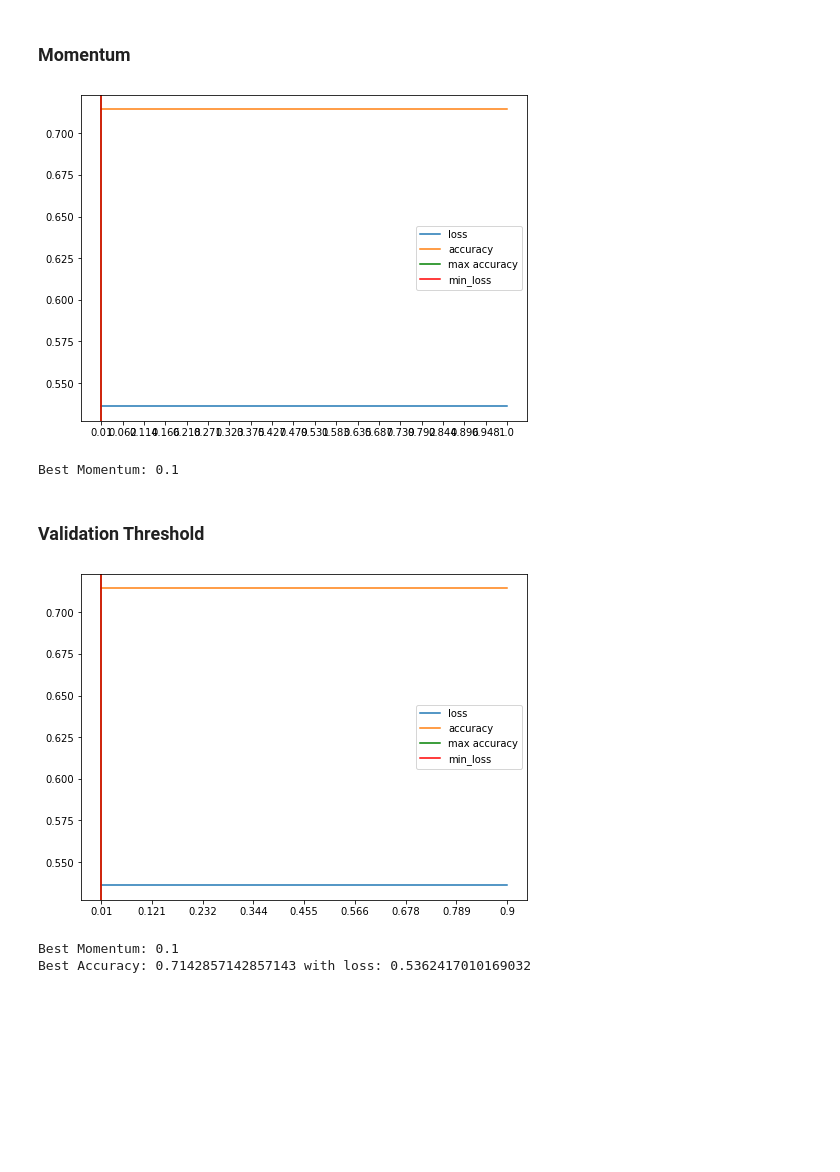
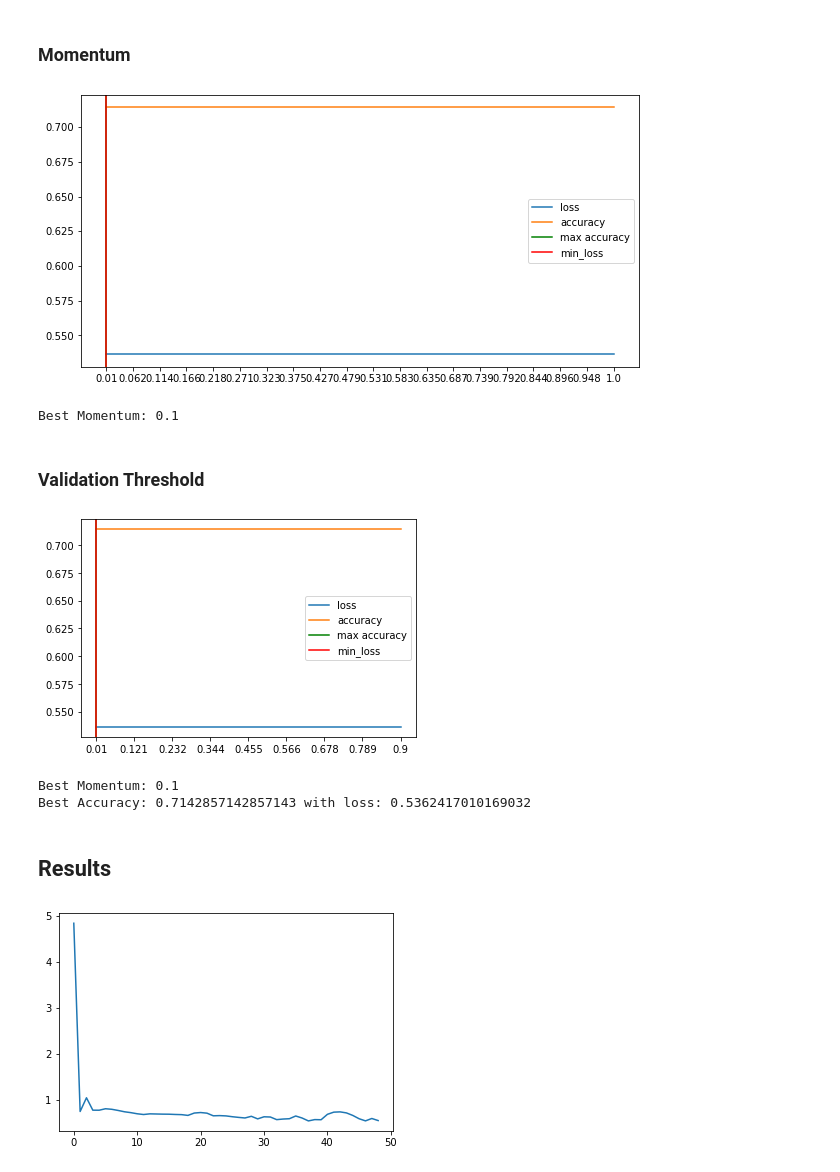
Before and after one commit to jonleesy/F21DLHeartDiseaseClassification, a Jupyter notebook: Model/HeartDisease_Part4.ipynb, the cells around one changed output. Saved outputs shown, nothing was run; the diff lists cells and outputs as text; code cells hidden in the pictures; blank space fills up the shorter version.

```diff
--- a/Model/HeartDisease_Part4.ipynb
+++ b/Model/HeartDisease_Part4.ipynb
@@ -464,7 +445,7 @@ xk = np.linspace(0.01, 1, len(it_loss))
 xk = np.round(xk, 3)
 xi = range(len(xk))
 
-fig = plt.figure(figsize=(8, 6))
+fig = plt.figure(figsize=(10, 5))
 
 plt.xticks(xi, xk)
 plt.plot(it_loss)
@@ -476,7 +457,7 @@ plt.show()
 
 print("Best Momentum:", np.round(momentum[min_loss_index+2], 4))
 # %% [output]
-[figure, old version]
+[figure, new version]
 Best Momentum: 0.1
 # %% [markdown]
 ### __Validation Threshold__
@@ -501,7 +482,7 @@ xk = np.linspace(0.01, 0.9, len(it_loss))
 xk = np.round(xk, 3)
 xi = range(len(xk))
 
-fig = plt.figure(figsize=(8, 6))
+# fig = plt.figure(figsize=(8, 6))
 
 plt.xticks(xi, xk)
 plt.plot(it_loss)
@@ -514,6 +495,16 @@ plt.show()
 print("Best Momentum:", np.round(Validation[min_loss_index+1], 4))
 print("Best Accuracy:", max_acc, "with loss:", it_loss[max_acc_index])
 # %% [output]
-[figure, old version]
+[figure, new version]
 Best Momentum: 0.1
 Best Accuracy: 0.7142857142857143 with loss: 0.5362417010169032
+# %% [markdown]
+## __Results__
+# %%
+acc, loss = buildMultiLevelPerceptron('relu', (4,4,2), 50, 0.04, 0.5, 0.1, single=True)
+plt.plot(loss)
+# plt.axhline(y=min(loss), color='green')
+plt.show()
+print("Best Accuracy:", acc, "with min loss:", min(loss), "at epoch =", loss.index(min(loss)))
+# %% [output]
+[figure, added]
```
Also changed, not shown: parts of 9 cells of this notebook, 1 other file.
